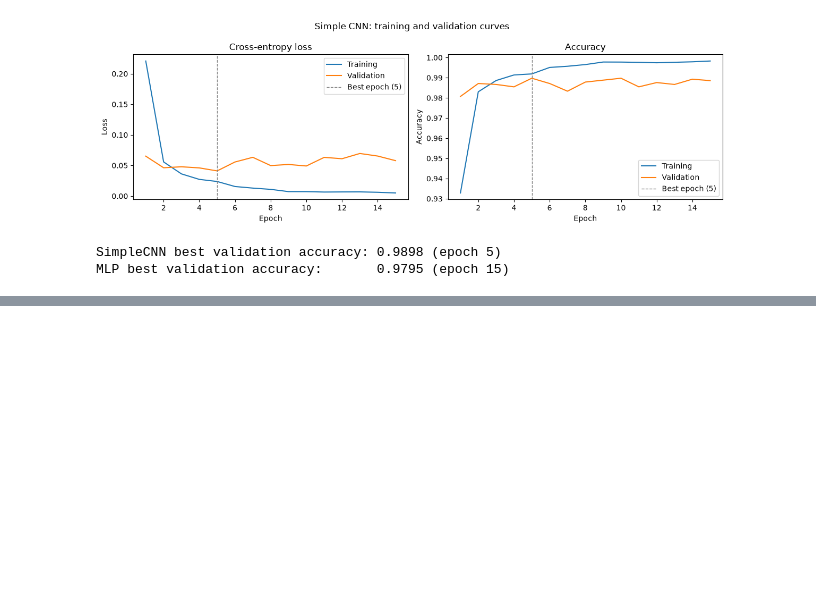
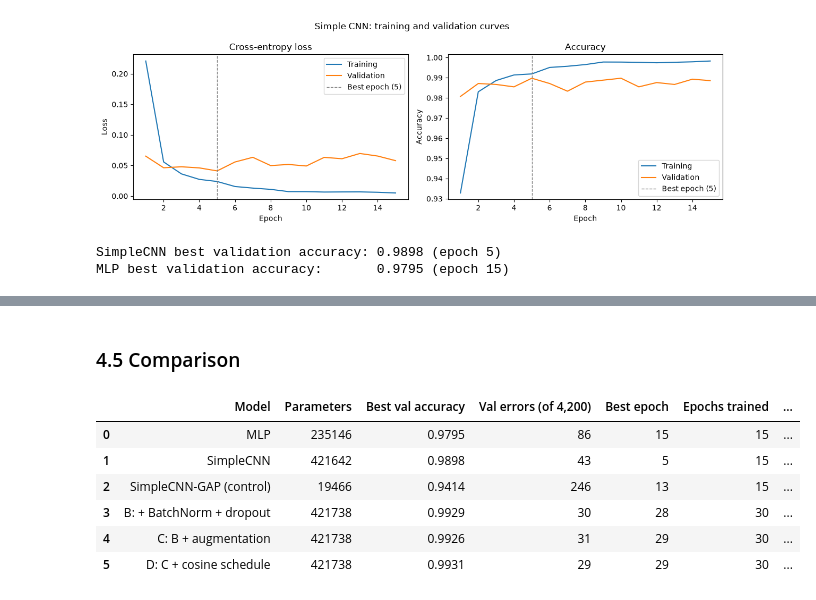
Before and after one commit to estellearnander/digit-recognizer, a Jupyter notebook: notebooks/digit_recognizer.ipynb, the cells around one changed output, grey strips where cells are left out. Saved outputs shown, nothing was run; the diff lists cells and outputs as text; code cells hidden in the pictures; blank space fills up the shorter version.

Commit message:
Improvements: GAP control and ablation B, C, D

```diff
--- a/notebooks/digit_recognizer.ipynb
+++ b/notebooks/digit_recognizer.ipynb
@@ -321,0 +396,8 @@ MLP best validation accuracy:       0.9795 (epoch 15)
+# %%
+set_seed(SEED)
+model_b = ImprovedCNN(conv_dropout=0.25, head_dropout=0.5)
+print("ImprovedCNN trainable parameters:", count_parameters(model_b))
+
+set_seed(SEED)
+b_history = fit(model_b, train_loader, val_loader, epochs=EPOCHS_REG, device=device, lr=1e-3)
+results["B: + BatchNorm + dropout"] = {"history": b_history, "params": count_parameters(model_b)}
@@ -321,0 +452,9 @@ MLP best validation accuracy:       0.9795 (epoch 15)
+# %%
+train_aug_ds = DigitDataset(X_train, y_train, mean, std, transform=augment)
+train_aug_loader, _ = make_loaders(train_aug_ds, val_ds, batch_size=128, seed=SEED)
+
+set_seed(SEED)
+model_c = ImprovedCNN(conv_dropout=0.25, head_dropout=0.5)
+set_seed(SEED)
+c_history = fit(model_c, train_aug_loader, val_loader, epochs=EPOCHS_REG, device=device, lr=1e-3)
+results["C: B + augmentation"] = {"history": c_history, "params": count_parameters(model_c)}
@@ -321,0 +485,6 @@ MLP best validation accuracy:       0.9795 (epoch 15)
+# %%
+set_seed(SEED)
+model_d = ImprovedCNN(conv_dropout=0.25, head_dropout=0.5)
+set_seed(SEED)
+d_history = fit(model_d, train_aug_loader, val_loader, epochs=EPOCHS_REG, device=device, lr=1e-3, scheduler="cosine")
+results["D: C + cosine schedule"] = {"history": d_history, "params": count_parameters(model_d)}
@@ -321,0 +509,29 @@ MLP best validation accuracy:       0.9795 (epoch 15)
+# %% [markdown]
+### 4.5 Comparison
+# %%
+import pandas as pd
+
+n_val = len(y_val)
+rows = []
+for name, res in results.items():
+    h = res["history"]
+    rows.append({
+        "Model": name,
+        "Parameters": res["params"],
+        "Best val accuracy": round(h["best_val_acc"], 4),
+        "Val errors (of 4,200)": round((1 - h["best_val_acc"]) * n_val),
+        "Best epoch": h["best_epoch"],
+        "Epochs trained": len(h["val_acc"]),
+        "Training time (s)": round(h["train_time_s"]),
+    })
+comparison = pd.DataFrame(rows)
+comparison.to_csv(results_dir / "model_comparison.csv", index=False)
+comparison
+# %% [output]
+|  | Model | Parameters | Best val accuracy | Val errors (of 4,200) | Best epoch | Epochs trained | ... |
+| 0 | MLP | 235146 | 0.9795 | 86 | 15 | 15 | ... |
+| 1 | SimpleCNN | 421642 | 0.9898 | 43 | 5 | 15 | ... |
+| 2 | SimpleCNN-GAP (control) | 19466 | 0.9414 | 246 | 13 | 15 | ... |
+| 3 | B: + BatchNorm + dropout | 421738 | 0.9929 | 30 | 28 | 30 | ... |
+| 4 | C: B + augmentation | 421738 | 0.9926 | 31 | 29 | 30 | ... |
+| 5 | D: C + cosine schedule | 421738 | 0.9931 | 29 | 29 | 30 | ... |
```
Also changed, not shown: parts of 12 cells of this notebook, 6 other files.
